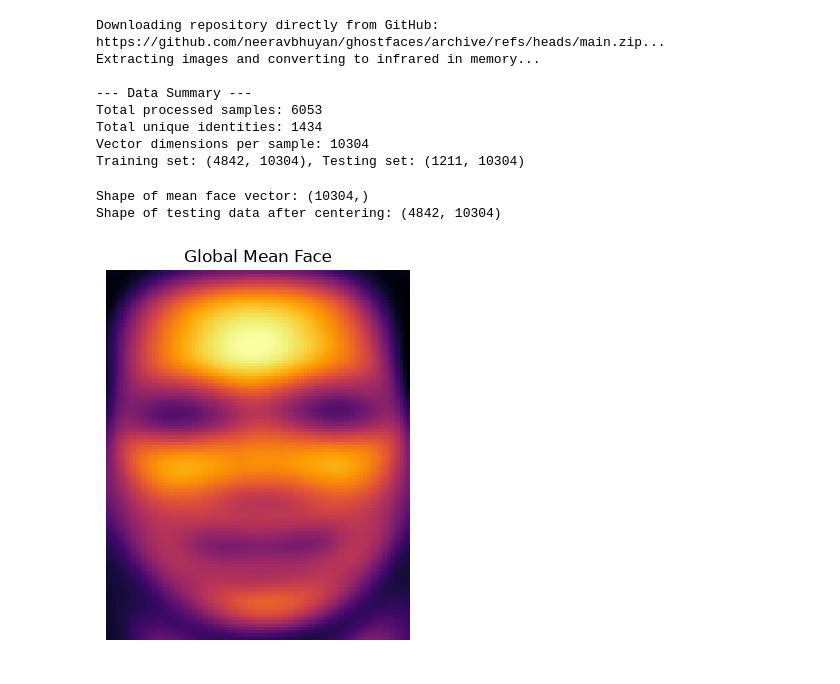
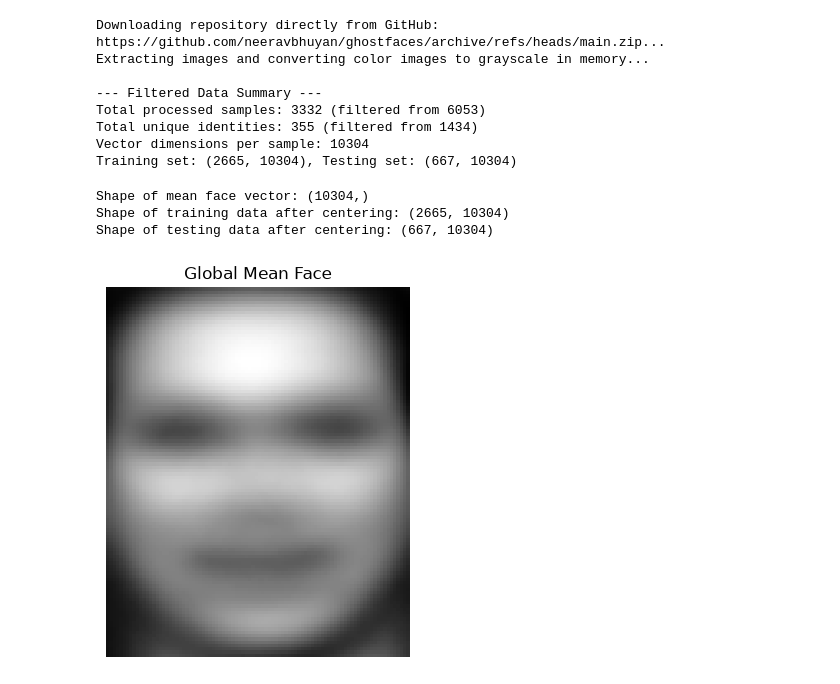
Before and after one commit to neeravbhuyan/GhostFaces, a Jupyter notebook: main.ipynb, the cells around one changed output. Drawn from its saved outputs; the diff is of its cells as text; code cells hidden in the pictures.

```diff
--- a/main.ipynb
+++ b/main.ipynb
@@ -24,82 +25,86 @@ IMG_HEIGHT, IMG_WIDTH = 112, 92
 image_vectors = []
 labels = []
 
-print("Extracting images and converting to infrared in memory...")
+print("Extracting images and converting color images to grayscale in memory...")
 with zipfile.ZipFile(io.BytesIO(response.content)) as archive:
     for file_path in archive.namelist():
-        # Target files located inside the faceset/ directory
         if "faceset/" in file_path and file_path.lower().endswith(('.jpg', '.jpeg', '.png')):
             parts = file_path.split('/')
-
-            # Directory structure: <root>/faceset/<person_name>/<image_name>.jpg
             if len(parts) >= 3 and parts[-2] != "faceset":
                 person_name = parts[-2]
 
                 img_bytes = archive.read(file_path)
                 img_array = np.frombuffer(img_bytes, dtype=np.uint8)
 
-                # Decode image from buffer
-                img = cv2.imdecode(img_array, cv2.IMREAD_GRAYSCALE)
+                # 1. Decode in-memory image as standard 3-channel color (BGR)
+                img_color = cv2.imdecode(img_array, cv2.IMREAD_COLOR)
 
-                if img is not None:
-                    # 1. Resize image to uniform dimensions
-                    img_resized = cv2.resize(img, (IMG_WIDTH, IMG_HEIGHT))
+                if img_color is not None:
+                    # 2. Resize to uniform dimensions (112x92)
+                    img_resized = cv2.resize(img_color, (IMG_WIDTH, IMG_HEIGHT))
 
-                    # 2. Pseudo-Infrared Conversion (thermal mapping)
-                    img_ir = cv2.applyColorMap(img_resized, cv2.COLORMAP_INFERNO)
-
-                    # 3. Retain 2D single-channel intensity distribution for SVD
-                    img_ir_gray = cv2.cvtColor(img_ir, cv2.COLOR_BGR2GRAY)
+                    # 3. Convert colored image to single-channel grayscale (replaces pseudo-infrared)
+                    img_gray = cv2.cvtColor(img_resized, cv2.COLOR_BGR2GRAY)
 
                     # 4. Flatten to vector (112 * 92 = 10,304)
-                    image_vectors.append(img_ir_gray.flatten())
+                    image_vectors.append(img_gray.flatten())
                     labels.append(person_name)
 
-X = np.array(image_vectors, dtype=np.float32)
-y = np.array(labels)
+X_raw = np.array(image_vectors, dtype=np.float32)
+y_raw = np.array(labels)
 
-# Random split
+# Retain identities with at least 5 images to prevent open-set evaluation and geometric overlap
+MIN_SAMPLES = 5
+unique_labels, counts = np.unique(y_raw, return_counts=True)
+valid_labels = unique_labels[counts >= MIN_SAMPLES]
+valid_mask = np.isin(y_raw, valid_labels)
+
+X = X_raw[valid_mask]
+y = y_raw[valid_mask]
+
+# Stratified split ensures all test identities exist in the training set
 X_train, X_test, y_train, y_test = train_test_split(
-    X, y, test_size=0.20, random_state=42
+    X, y, test_size=0.20, random_state=42, stratify=y
 )
 
-
-print(f"\n--- Data Summary ---")
-print(f"Total processed samples: {X.shape[0]}")
-print(f"Total unique identities: {len(np.unique(y))}")
+print(f"\n--- Filtered Data Summary ---")
+print(f"Total processed samples: {X.shape[0]} (filtered from {X_raw.shape[0]})")
+print(f"Total unique identities: {len(np.unique(y))} (filtered from {len(unique_labels)})")
 print(f"Vector dimensions per sample: {X.shape[1]}")
 print(f"Training set: {X_train.shape}, Testing set: {X_test.shape}")
 # %% [output]
 Downloading repository directly from GitHub: https://github.com/neeravbhuyan/ghostfaces/archive/refs/heads/main.zip...
-Extracting images and converting to infrared in memory...
+Extracting images and converting color images to grayscale in memory...
 
---- Data Summary ---
-Total processed samples: 6053
-Total unique identities: 1434
+--- Filtered Data Summary ---
+Total processed samples: 3332 (filtered from 6053)
+Total unique identities: 355 (filtered from 1434)
 Vector dimensions per sample: 10304
-Training set: (4842, 10304), Testing set: (1211, 10304)
+Training set: (2665, 10304), Testing set: (667, 10304)
 # %%
 # Centering the faces
 
-    # Average face vector for entire training sample
-global_mean_face = np.mean(X_train, axis = 0)
+# Average face vector for entire training sample
+global_mean_face = np.mean(X_train, axis=0)
 
-    # Centering the data matrices
+# Centering the data matrices (subtract training mean from both sets)
 X_train_centered = X_train - global_mean_face
 X_test_centered = X_test - global_mean_face
 
 print(f"Shape of mean face vector: {global_mean_face.shape}")
-print(f"Shape of testing data after centering: {X_train_centered.shape}")
+print(f"Shape of training data after centering: {X_train_centered.shape}")
+print(f"Shape of testing data after centering: {X_test_centered.shape}")
 
-    # Visualizing global mean face
-plt.imshow(global_mean_face.reshape(IMG_HEIGHT,IMG_WIDTH), cmap = "inferno")
+# Visualizing global mean face
+plt.imshow(global_mean_face.reshape(IMG_HEIGHT, IMG_WIDTH), cmap="gray")
 plt.title("Global Mean Face")
 plt.axis("off")
 plt.show()
 # %% [output]
 Shape of mean face vector: (10304,)
-Shape of testing data after centering: (4842, 10304)
+Shape of training data after centering: (2665, 10304)
+Shape of testing data after centering: (667, 10304)
-[figure, old version]
+[figure, new version]
 # %%
 # Dimensionality reduction via SVD
 
```
Also changed, not shown: parts of 8 cells of this notebook.
